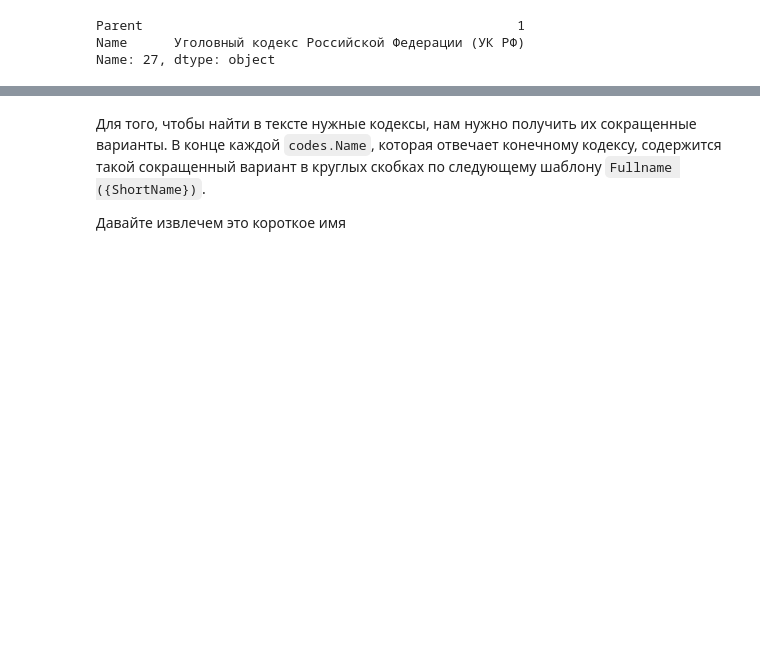
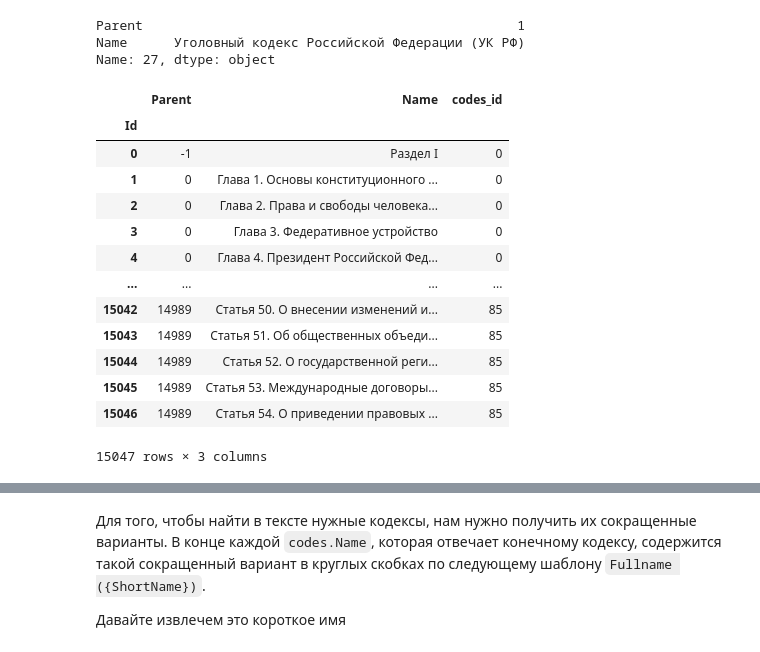
Before and after one commit to otvc/JuristBase, a Jupyter notebook: notebooks/preprocess_learn.ipynb, the cells around one changed output, grey strips where cells are left out. Cells and saved outputs as stored; diff of their text form; code cells hidden in the pictures; blank space fills up the shorter version.

```diff
--- a/notebooks/preprocess_learn.ipynb
+++ b/notebooks/preprocess_learn.ipynb
@@ -42,6 +42,23 @@ codes.loc[27]
 Parent                                                1
 Name      Уголовный кодекс Российской Федерации (УК РФ)
 Name: 27, dtype: object
+# %%
+codes_tree
+# %% [output]
+|  | Parent | Name | codes_id |
+| Id |  |  |  |
+| 0 | -1 | Раздел I | 0 |
+| 1 | 0 | Глава 1. Основы конституционного ... | 0 |
+| 2 | 0 | Глава 2. Права и свободы человека... | 0 |
+| 3 | 0 | Глава 3. Федеративное устройство | 0 |
+| 4 | 0 | Глава 4. Президент Российской Фед... | 0 |
+| ... | ... | ... | ... |
+| 15042 | 14989 | Статья 50. О внесении изменений и... | 85 |
+| 15043 | 14989 | Статья 51. Об общественных объеди... | 85 |
+| 15044 | 14989 | Статья 52. О государственной реги... | 85 |
+| 15045 | 14989 | Статья 53. Международные договоры... | 85 |
+| 15046 | 14989 | Статья 54. О приведении правовых ... | 85 |
+15047 rows × 3 columns
 # %%
 questions.head()
 # %% [output]
```
